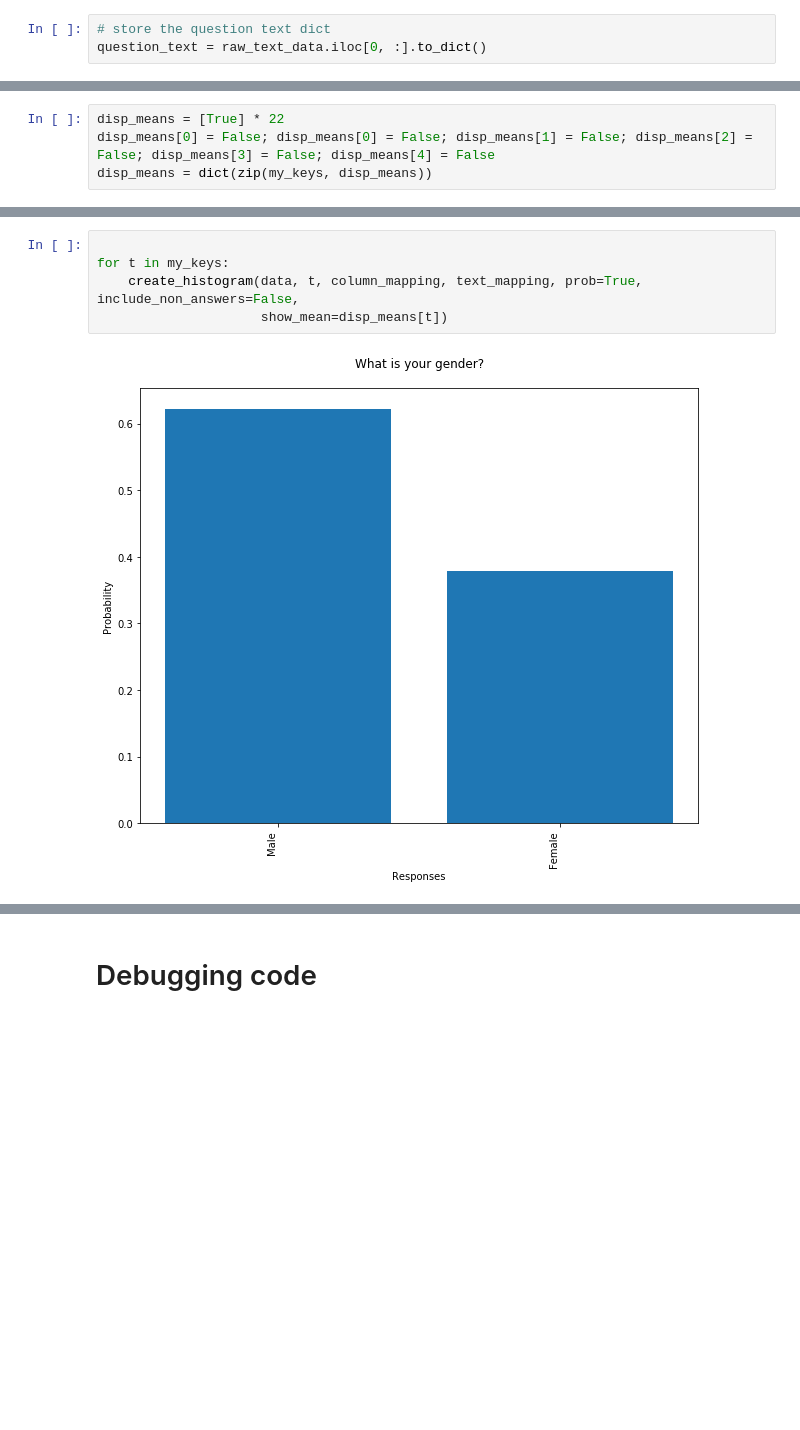
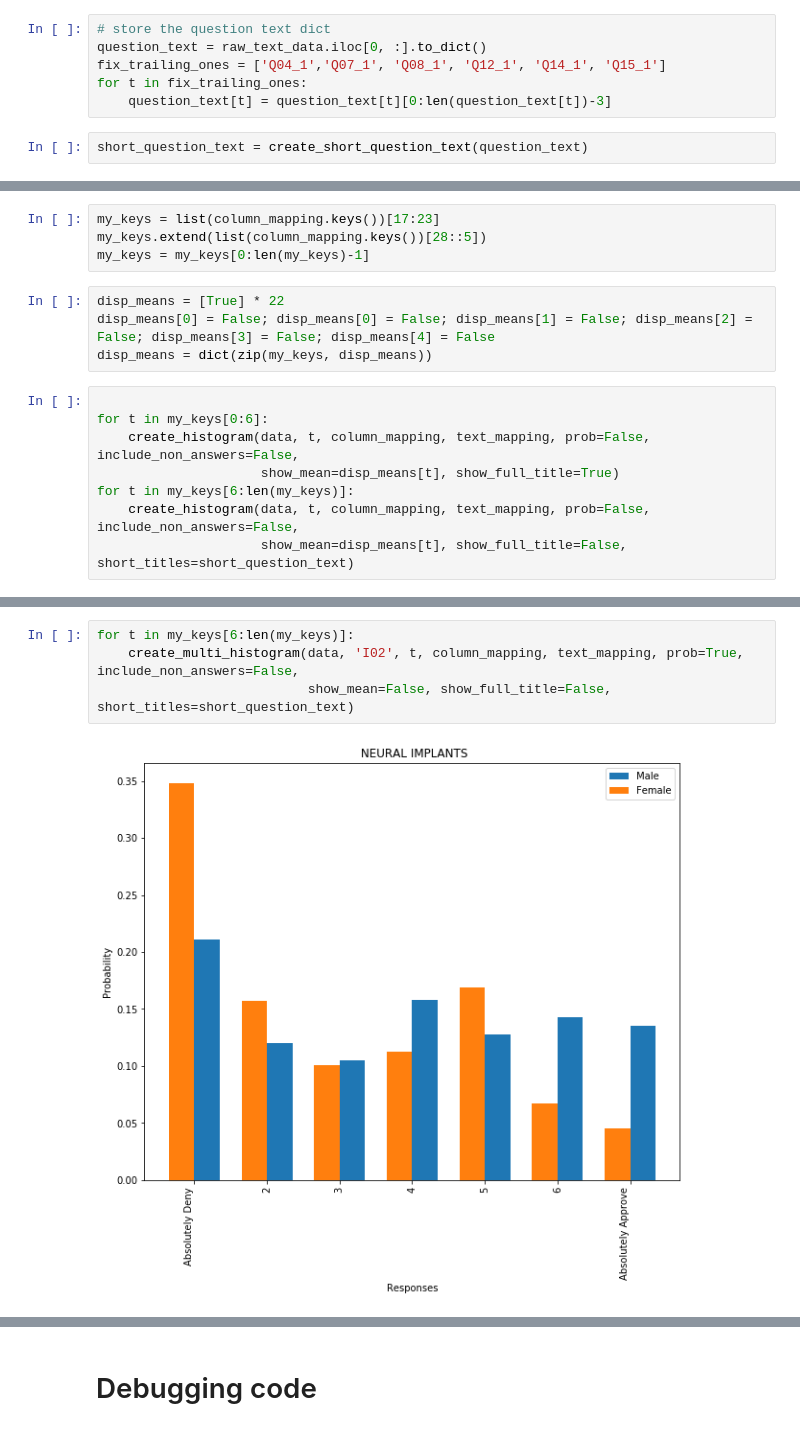
Before and after one commit to hwright-ucsb/ethics_study, a Jupyter notebook: notebooks/Analysis.ipynb, the cells around one changed output, grey strips where cells are left out. Drawn from its saved outputs; the diff is of its cells as text; blank space fills up the shorter version.

```diff
--- a/notebooks/Analysis.ipynb
+++ b/notebooks/Analysis.ipynb
@@ -308,6 +447,11 @@ data.replace({np.NaN : 0}, inplace=True)
 # %%
 # store the question text dict
 question_text = raw_text_data.iloc[0, :].to_dict()
+fix_trailing_ones = ['Q04_1','Q07_1', 'Q08_1', 'Q12_1', 'Q14_1', 'Q15_1']
+for t in fix_trailing_ones:
+    question_text[t] = question_text[t][0:len(question_text[t])-3]
+# %%
+short_question_text = create_short_question_text(question_text)
 # %%
 # create the mapping between textual column names and non-descriptive column names
 # as is this is line is not doing anything, we can pass a list of titles as the last arg
@@ -348,7 +491,19 @@ print(res)
 Ttest_indResult(statistic=-8.913273879644763, pvalue=2.5838160832314346e-17)
 # %% [markdown]
 ## Make all of the single bar histograms
+# %%
+my_keys = list(column_mapping.keys())[17:23]
+my_keys.extend(list(column_mapping.keys())[28::5])
+my_keys = my_keys[0:len(my_keys)-1]
 # %%
 disp_means = [True] * 22
 disp_means[0] = False; disp_means[0] = False; disp_means[1] = False; disp_means[2] = False; disp_means[3] = False; disp_means[4] = False
 disp_means = dict(zip(my_keys, disp_means))
+# %%
+
+for t in my_keys[0:6]:
+    create_histogram(data, t, column_mapping, text_mapping, prob=False, include_non_answers=False,
+                     show_mean=disp_means[t], show_full_title=True)
+for t in my_keys[6:len(my_keys)]:
+    create_histogram(data, t, column_mapping, text_mapping, prob=False, include_non_answers=False,
+                     show_mean=disp_means[t], show_full_title=False, short_titles=short_question_text)
@@ -355,7 +526,6 @@ disp_means = dict(zip(my_keys, disp_means))
 # %%
-
-for t in my_keys:
-    create_histogram(data, t, column_mapping, text_mapping, prob=True, include_non_answers=False,
-                     show_mean=disp_means[t])
+for t in my_keys[6:len(my_keys)]:
+    create_multi_histogram(data, 'I02', t, column_mapping, text_mapping, prob=True, include_non_answers=False,
+                           show_mean=False, show_full_title=False, short_titles=short_question_text)
 # %% [output]
-[figure, old version]
+[figure, new version]
```
Also changed, not shown: parts of 56 cells of this notebook, 5 other files.
